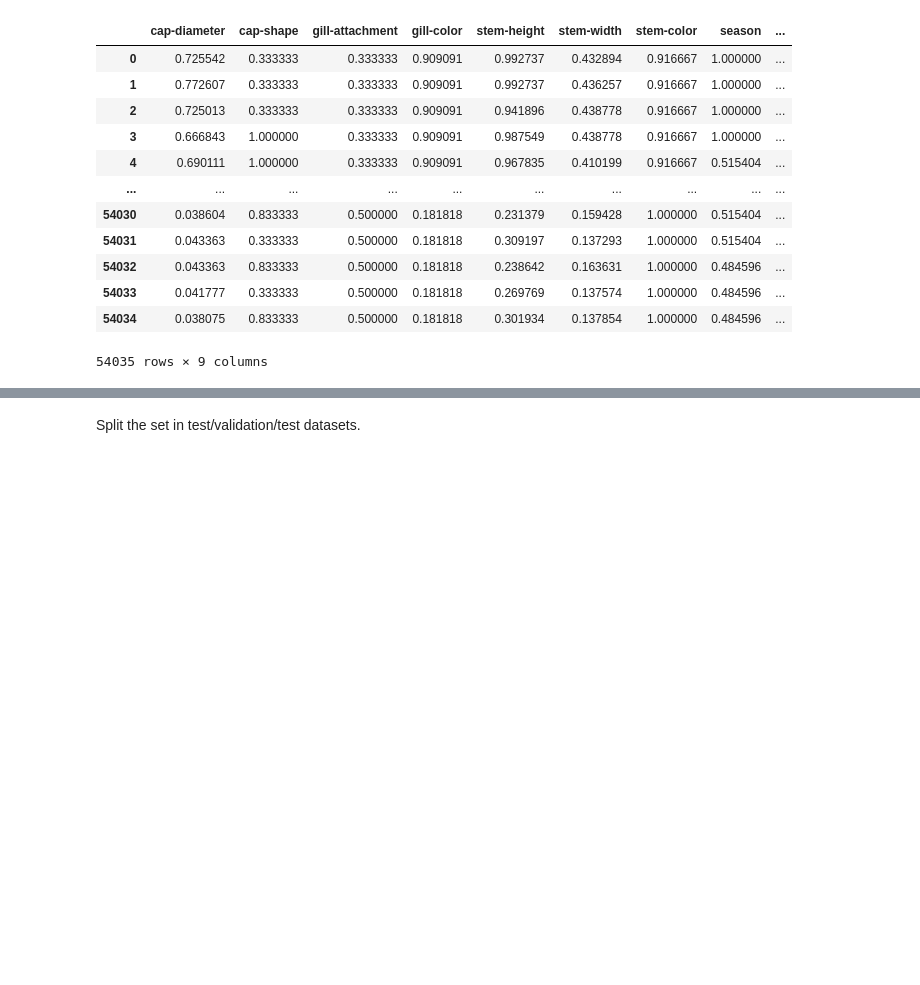
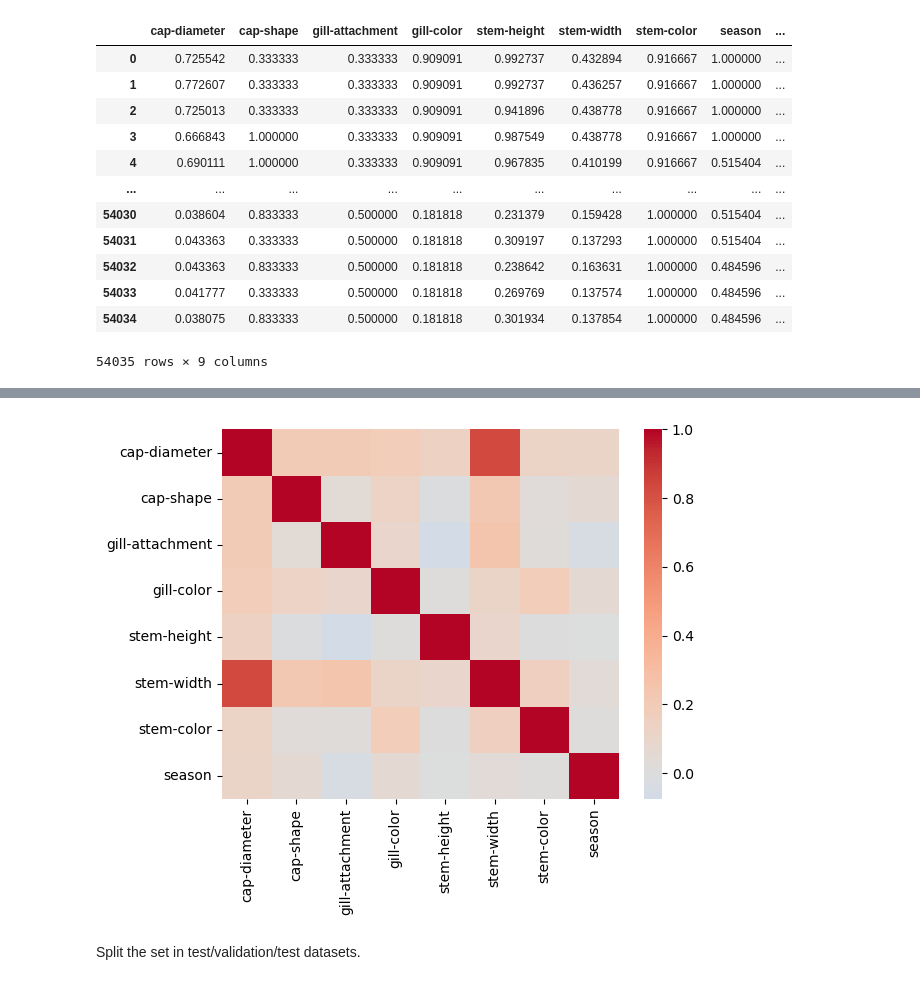
Before and after one commit to sergio-egm/Deep-Learning, a Jupyter notebook: Project/analize.ipynb, the cells around one changed output, grey strips where cells are left out. Saved outputs shown, nothing was run; the diff lists cells and outputs as text; code cells hidden in the pictures; blank space fills up the shorter version.

```diff
--- a/Project/analize.ipynb
+++ b/Project/analize.ipynb
@@ -57,3 +180,8 @@ plt.show()
+# %%
+sns.heatmap(covs , cmap = 'coolwarm' , center = 0)
+plt.show()
+# %% [output]
+[figure, added]
 # %% [markdown]
 Split the set in test/validation/test datasets.
 # %%
```
Also changed, not shown: parts of 57 cells of this notebook, 4 other files.
